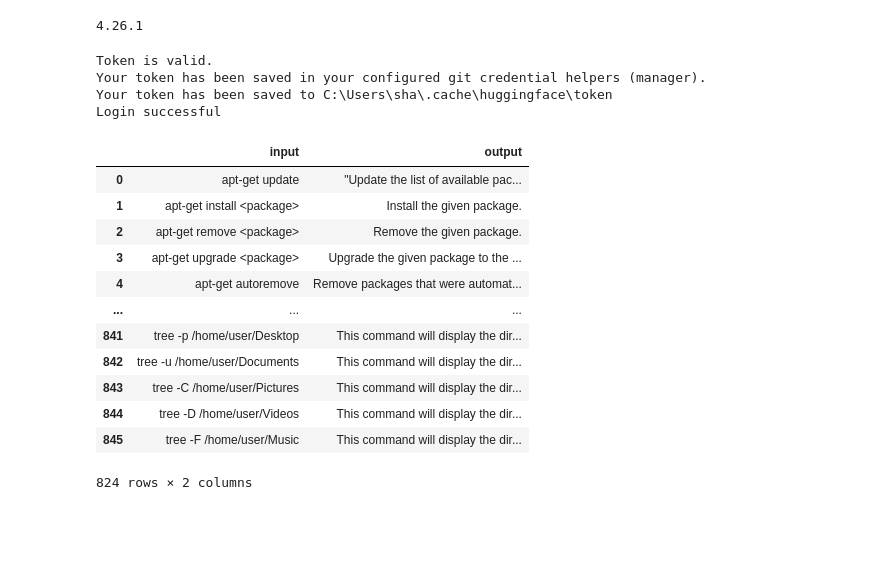
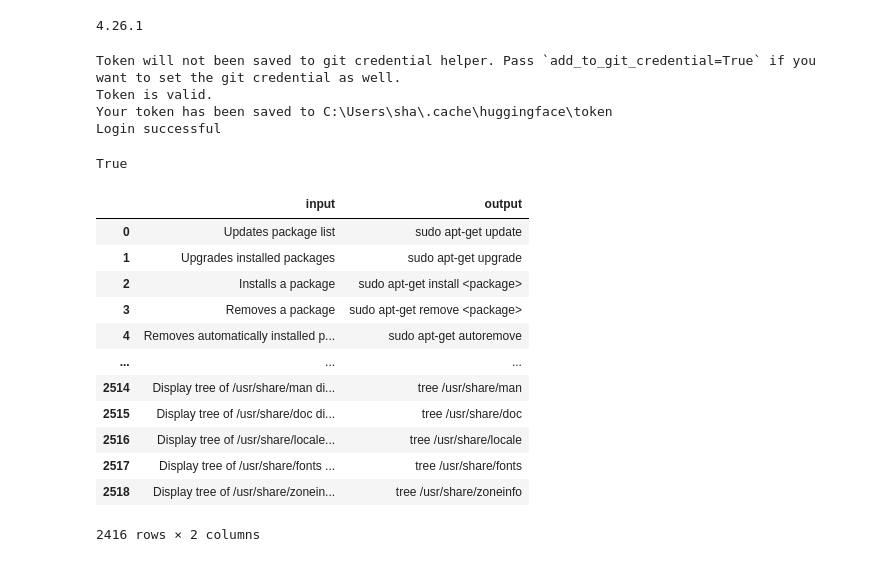
Before and after one commit to SHHH9712/ENG2BASH, a Jupyter notebook: NL2Bash_Project_EE596_Simple_input.ipynb, the cells around one changed output. Saved outputs shown, nothing was run; the diff lists cells and outputs as text; code cells hidden in the pictures; blank space fills up the shorter version.

Commit message:
add customv3 using GPT-turbo

```diff
--- a/NL2Bash_Project_EE596_Simple_input.ipynb
+++ b/NL2Bash_Project_EE596_Simple_input.ipynb
@@ -1,7 +1,7 @@
 # %%
-model_checkpoint = 'alexsha/t5-large-finetuned-English-to-BASH'# 't5-small'
-dataset = "customv2" # NL2BASH, customv1, customv2
-model_name = "t5-large-finetuned-English-to-BASH-NL2BASH-customv2"
+model_checkpoint = 'kevinum/t5-small-finetuned-English-to-BASH'# 't5-small'
+dataset = "customv3" # NL2BASH, customv1, customv2
+model_name = "t5-small-finetuned-NL2BASH-customv3"
 # %%
 import yaml
 with open(r'C:\Users\sha\key') as f:
@@ -21,48 +21,54 @@ print(transformers.__version__)
 # %%
 from huggingface_hub import notebook_login
 import huggingface_hub
-notebook_login()
-# huggingface_hub.login(keys['huggingface'])
+# notebook_login()
+huggingface_hub.login(keys['huggingface'])
 # %% [output]
+Token will not been saved to git credential helper. Pass `add_to_git_credential=True` if you want to set the git credential as well.
 Token is valid.
-Your token has been saved in your configured git credential helpers (manager).
 Your token has been saved to C:\Users\sha\.cache\huggingface\token
 Login successful
+# %%
+import torch
+torch.cuda.is_available()
+# %% [output]
+True
 # %%
 import os, pathlib
 
 def load_csv(file_path):
-    input_df = pd.read_csv(os.path.join(file_path, 'input.csv'), header=None, sep='/////')
+    input_df = pd.read_csv(os.path.join(file_path, 'input.csv'), header=None)
     input_df.columns = ['input']
-    output_df = pd.read_csv(os.path.join(file_path, 'output.csv'), header=None, sep='/////')
+    output_df = pd.read_csv(os.path.join(file_path, 'output.csv'), header=None)
     output_df.columns = ['output']
     return input_df, output_df
 
 path = os.getcwd()
 dataset_names = {
     'NL2BASH': os.path.join(path, 'NL2BASH'),
     'customv1': os.path.join(path, 'customv1'),
-    'customv2': os.path.join(path, 'customv2')
+    'customv2': os.path.join(path, 'customv2'),
+    'customv3': os.path.join(path, 'customv3'),
 }
 input, output = load_csv(dataset_names[dataset])
 
 overview = pd.concat([input, output], axis=1)
 overview = overview.drop_duplicates()
 overview
 # %% [output]
 |  | input | output |
-| 0 | apt-get update | "Update the list of available pac... |
-| 1 | apt-get install <package> | Install the given package. |
-| 2 | apt-get remove <package> | Remove the given package. |
-| 3 | apt-get upgrade <package> | Upgrade the given package to the ... |
-| 4 | apt-get autoremove | Remove packages that were automat... |
+| 0 | Updates package list | sudo apt-get update |
+| 1 | Upgrades installed packages | sudo apt-get upgrade |
+| 2 | Installs a package | sudo apt-get install <package> |
+| 3 | Removes a package | sudo apt-get remove <package> |
+| 4 | Removes automatically installed p... | sudo apt-get autoremove |
 | ... | ... | ... |
-| 841 | tree -p /home/user/Desktop | This command will display the dir... |
-| 842 | tree -u /home/user/Documents | This command will display the dir... |
-| 843 | tree -C /home/user/Pictures | This command will display the dir... |
-| 844 | tree -D /home/user/Videos | This command will display the dir... |
-| 845 | tree -F /home/user/Music | This command will display the dir... |
+| 2514 | Display tree of /usr/share/man di... | tree /usr/share/man |
+| 2515 | Display tree of /usr/share/doc di... | tree /usr/share/doc |
+| 2516 | Display tree of /usr/share/locale... | tree /usr/share/locale |
+| 2517 | Display tree of /usr/share/fonts ... | tree /usr/share/fonts |
+| 2518 | Display tree of /usr/share/zonein... | tree /usr/share/zoneinfo |
-824 rows × 2 columns
+2416 rows × 2 columns
 # %%
 x_train, x_test, y_train, y_test = train_test_split(input, output, train_size=0.8, test_size=0.2, shuffle=True, random_state=0)
 x_val, x_test, y_val, y_test = train_test_split(x_test, y_test, train_size=0.5, test_size=0.5, shuffle=True, random_state=0)
```
Also changed, not shown: parts of 13 cells of this notebook, 35 other files.
